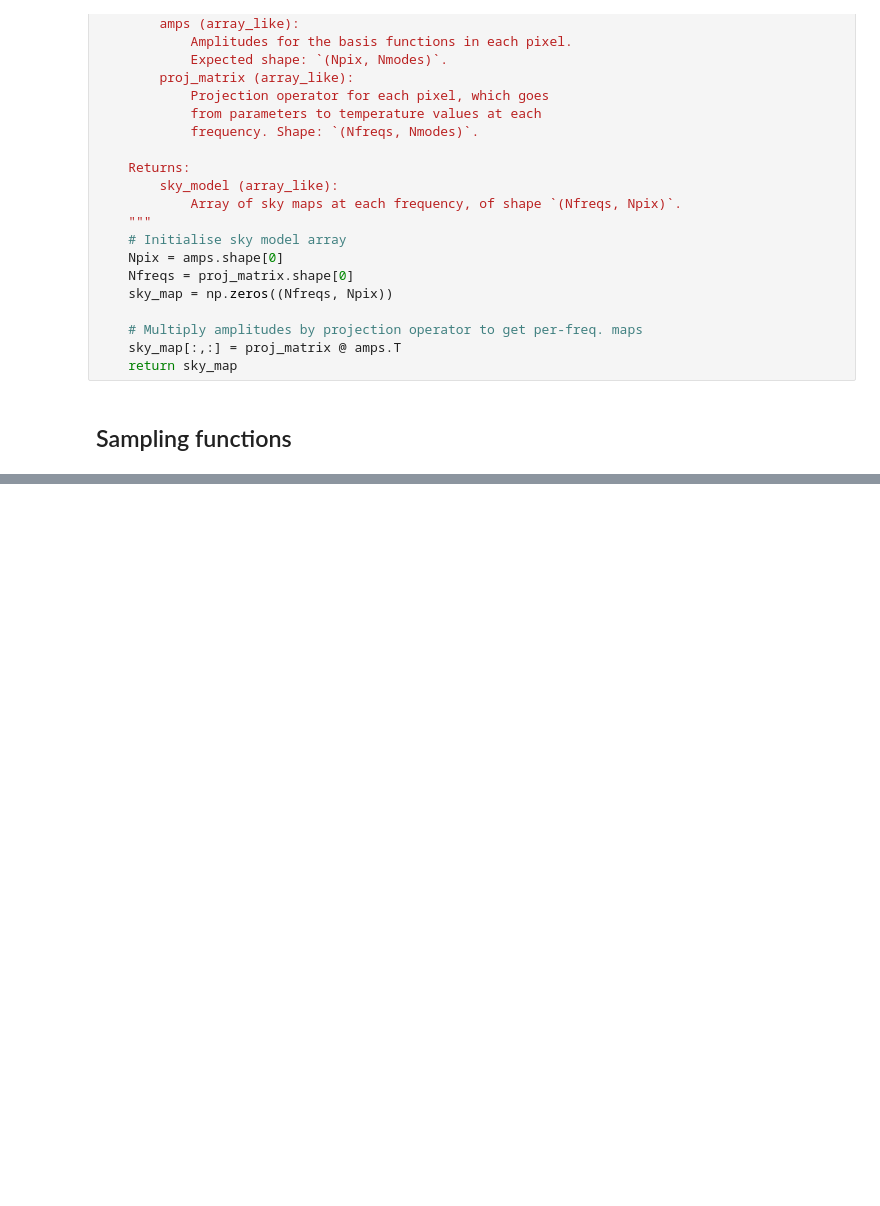
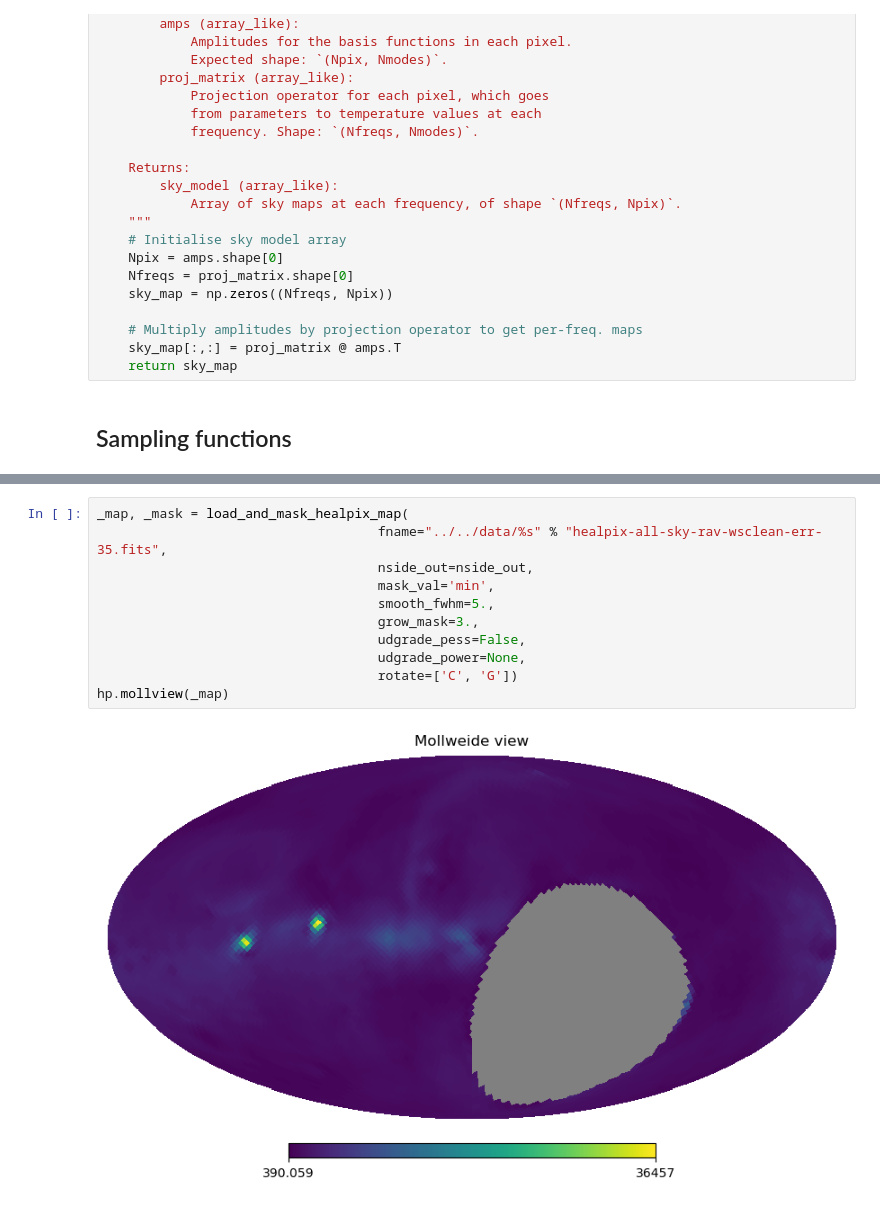
Before and after one commit to HydraRadio/hydra-map, a Jupyter notebook: notebooks/per_pixel_gcr_solver.ipynb, the cells around one changed output, grey strips where cells are left out. Drawn from its saved outputs; the diff is of its cells as text; blank space fills up the shorter version.

```diff
--- a/notebooks/per_pixel_gcr_solver.ipynb
+++ b/notebooks/per_pixel_gcr_solver.ipynb
@@ -323,0 +484,13 @@ hp.mollview(random_maps[0])
+# %%
+_map, _mask = load_and_mask_healpix_map(
+                                    fname="../../data/%s" % "healpix-all-sky-rav-wsclean-err-35.fits",
+                                    nside_out=nside_out,
+                                    mask_val='min',
+                                    smooth_fwhm=5.,
+                                    grow_mask=3.,
+                                    udgrade_pess=False,
+                                    udgrade_power=None,
+                                    rotate=['C', 'G'])
+hp.mollview(_map)
+# %% [output]
+[figure, added]
```
Also changed, not shown: parts of 28 cells of this notebook.
